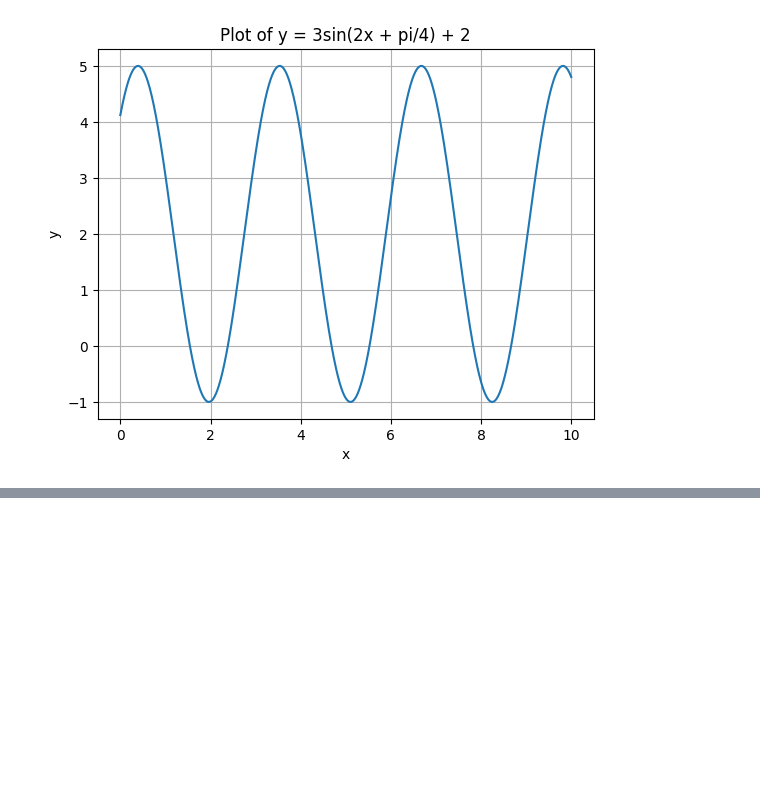
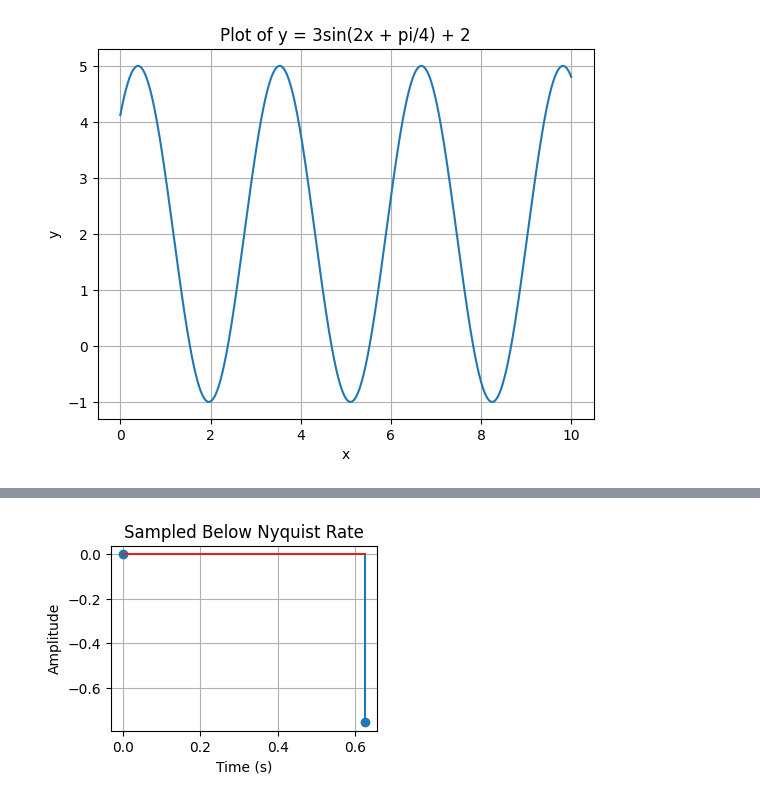
Before and after one commit to johnjustine5646/SPR, a Jupyter notebook: Lab0_SPR.ipynb, the cells around one changed output, grey strips where cells are left out. Saved outputs shown, nothing was run; the diff lists cells and outputs as text; code cells hidden in the pictures; blank space fills up the shorter version.

```diff
--- a/Lab0_SPR.ipynb
+++ b/Lab0_SPR.ipynb
@@ -116,0 +163,18 @@ plt.show()
+# %%
+# Sampling the signal below the Nyquist rate
+low_rate = f / 2
+low_samples = int(1 / (low_rate * (t[1]-t[0])))
+sampled_t_low = t[::low_samples]
+sampled_x_low = x[::low_samples]
+plt.subplot(2,2,4)
+plt.stem(sampled_t_low, sampled_x_low, use_line_collection=True)
+plt.title('Sampled Below Nyquist Rate')
+plt.xlabel('Time (s)')
+plt.ylabel('Amplitude')
+plt.grid(True)
+
+# Adjust layout and display the plot
+plt.tight_layout()
+plt.show()
+# %% [output]
+[figure, added]
```
Also changed, not shown: parts of 42 cells of this notebook.
